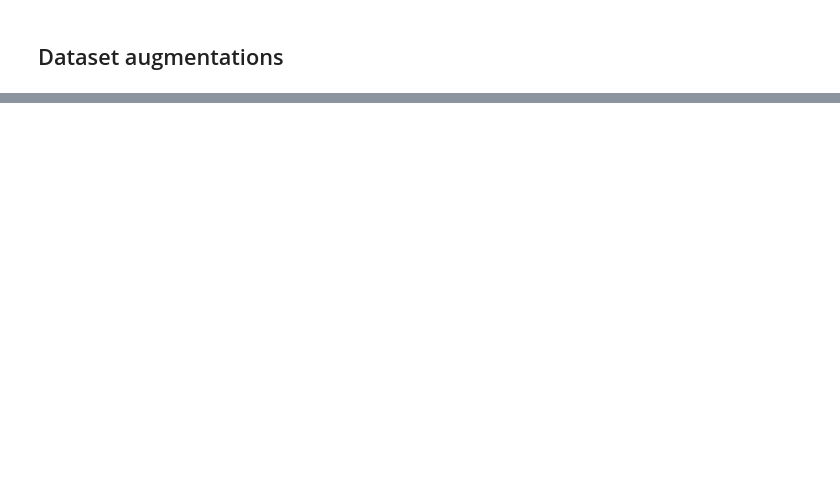
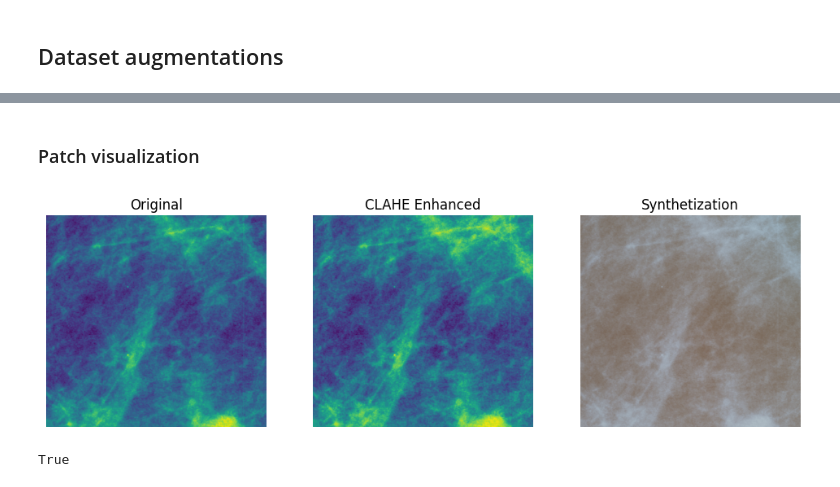
Before and after one commit to KP-AROB/AROB-CBIS-DDSM-Preparation, a Jupyter notebook: playground.ipynb, the cells around one changed output, grey strips where cells are left out. Cells and saved outputs as stored; diff of their text form; code cells hidden in the pictures; blank space fills up the shorter version.

```diff
--- a/playground.ipynb
+++ b/playground.ipynb
@@ -68,0 +65,24 @@ plt.show()
+# %%
+import pandas as pd
+from src.utils.dicom import load_dicom_image, load_dicom_mask
+from src.utils.crop import extract_patch
+from glob import glob
+import os
+import matplotlib.pyplot as plt
+import numpy as np
+
+resize = 128
+patch_padding = 100
+data_dir = "/mnt/d/datasets/CBIS/data"
+calc_train_csv = data_dir + '/mass_case_description_train_set_corrected.csv'
+df = pd.read_csv(calc_train_csv)
+row = df.iloc[10]
+
+
+sample_path = row['image_file_path']
+mask_file_path = row['roi_mask_file_path']
+
+image_path = os.path.join(data_dir, sample_path)
+image = load_dicom_image(glob(image_path + '/*.dcm')[0])
+mask_path = glob(os.path.join(data_dir, mask_file_path, '*.dcm'))
+mask = load_dicom_mask(mask_path, image.shape)
@@ -68,0 +127,37 @@ plt.show()
+# %% [markdown]
+### Patch visualization
+# %%
+patch = extract_patch(image, mask, 200)
+clahe_patch = extract_patch(clahe_image, mask, 200)
+synthetized_patch = extract_patch(synthetized, mask, 200)
+
+f, axarr = plt.subplots(1, 3)
+f.set_size_inches(10, 10)
+f.tight_layout()
+axarr[0].imshow(patch)
+axarr[0].set_title('Original')
+axarr[0].axis('off')
+axarr[1].imshow(clahe_patch)
+axarr[1].set_title('CLAHE Enhanced')
+axarr[1].axis('off')
+axarr[2].imshow(synthetized_patch)
+axarr[2].set_title('Synthetization')
+axarr[2].axis('off')
+plt.show()
+# %% [output]
+[figure, added]
+# %%
+import cv2
+
+image = load_dicom_image(glob(image_path + '/*.dcm')[0])
+image = cv2.merge((image, clahe(image, 1.0), clahe(image, 2.0)))
+patch = extract_patch(image, mask, 200)
+
+resized_patch = cv2.resize(
+    patch,
+    (128, 128),
+    interpolation=cv2.INTER_LINEAR
+)
+cv2.imwrite('./test.png', patch)
+# %% [output]
+True
```
Also changed, not shown: parts of 6 cells of this notebook, 6 other files.
